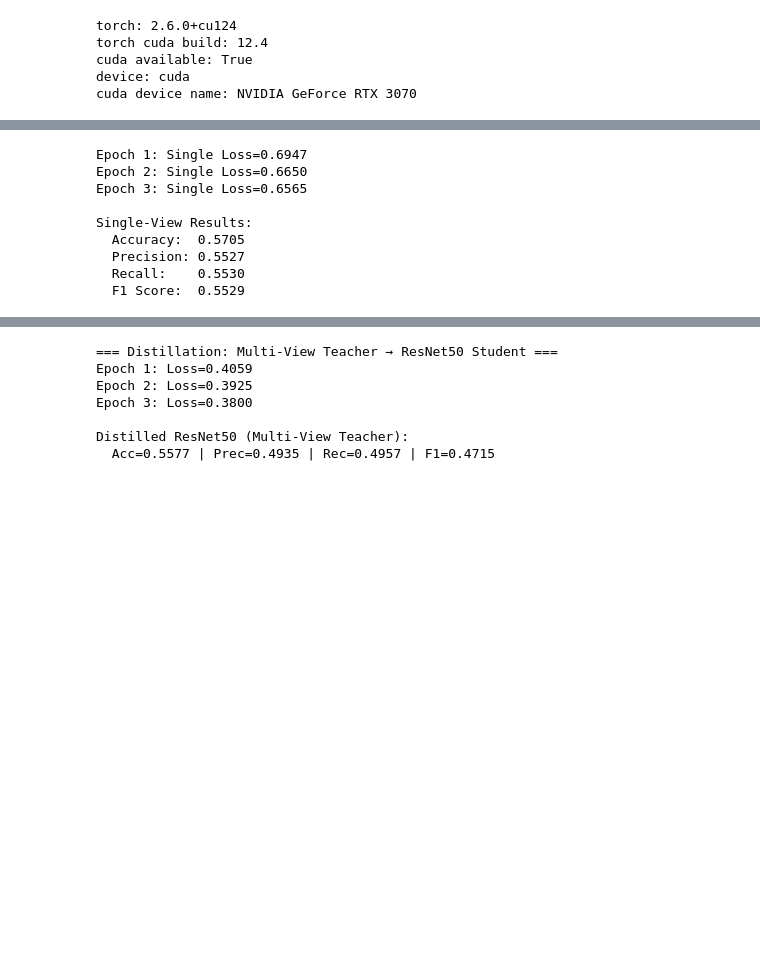
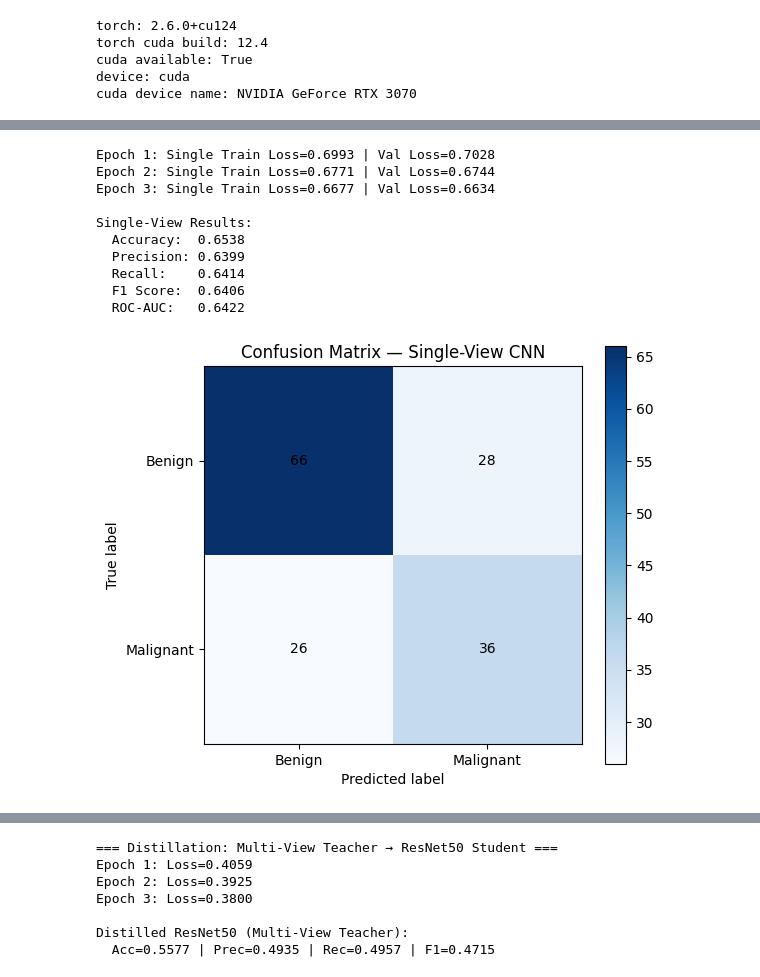
Before and after one commit to Mesterlol101/SIM-UOL, a Jupyter notebook: Y3S2/FYP/MultiView_Breast_Cancer.ipynb, the cells around one changed output, grey strips where cells are left out. Saved outputs shown, nothing was run; the diff lists cells and outputs as text; code cells hidden in the pictures; blank space fills up the shorter version.

```diff
--- a/Y3S2/FYP/MultiView_Breast_Cancer.ipynb
+++ b/Y3S2/FYP/MultiView_Breast_Cancer.ipynb
@@ -183,19 +227,19 @@ def train_single(loader):
         total_loss += loss.item()
     return total_loss / len(loader)
 
-def evaluate_single(loader):
+def val_loss_single(loader):
     single_model.eval()
-    preds, labels = [], []
+    total_loss = 0.0
     with torch.no_grad():
         for cc, mlo, y in loader:
-            pred = torch.argmax(single_model(cc.to(device)), 1).cpu().numpy()
-            preds.extend(pred)
-            labels.extend(y.numpy())
-    acc  = accuracy_score(labels, preds)
-    prec = precision_score(labels, preds, average='macro', zero_division=0)
-    rec  = recall_score(labels, preds, average='macro', zero_division=0)
-    f1   = f1_score(labels, preds, average='macro', zero_division=0)
-    return acc, prec, rec, f1
+            cc, y = cc.to(device), y.to(device)
+            loss = criterion(single_model(cc), y)
+            total_loss += loss.item()
+    return total_loss / len(loader)
+
+def evaluate_single(loader):
+    labels, preds, probs = collect_single_view(loader, single_model, view='cc')
+    return metrics_from_scores(labels, preds, probs)
 # %%
 # Multi-View DenseNet121 Model
 class MultiViewCNN(nn.Module):
@@ -253,29 +324,53 @@ def evaluate(loader):
 # %%
 EPOCHS = 3
 scheduler = torch.optim.lr_scheduler.CosineAnnealingLR(optimizer_single, T_max=EPOCHS)
 
 single_losses = []
+single_val_losses = []
 for e in range(EPOCHS):
     single_loss = train_single(train_loader)
+    single_val_loss = val_loss_single(val_loader)
     single_losses.append(single_loss)
+    single_val_losses.append(single_val_loss)
     scheduler.step()
-    print(f'Epoch {e+1}: Single Loss={single_loss:.4f}')
+    print(f'Epoch {e+1}: Single Train Loss={single_loss:.4f} | Val Loss={single_val_loss:.4f}')
 
-acc, prec, rec, f1 = evaluate_single(test_loader)
+labels_sv, preds_sv, probs_sv = collect_single_view(test_loader, single_model, view='cc')
+acc, prec, rec, f1, auc = metrics_from_scores(labels_sv, preds_sv, probs_sv)
 print(f"\nSingle-View Results:")
 print(f"  Accuracy:  {acc:.4f}")
 print(f"  Precision: {prec:.4f}")
 print(f"  Recall:    {rec:.4f}")
 print(f"  F1 Score:  {f1:.4f}")
+print(f"  ROC-AUC:   {auc:.4f}")
+
+cm_sv = confusion_matrix(labels_sv, preds_sv)
+fig, ax = plt.subplots(figsize=(6, 5))
+im = ax.imshow(cm_sv, cmap='Blues')
+for i in range(cm_sv.shape[0]):
+    for j in range(cm_sv.shape[1]):
+        ax.text(j, i, cm_sv[i, j], ha='center', va='center', color='black')
+ax.set_xticks([0, 1])
+ax.set_xticklabels(['Benign', 'Malignant'])
+ax.set_yticks([0, 1])
+ax.set_yticklabels(['Benign', 'Malignant'])
+ax.set_xlabel('Predicted label')
+ax.set_ylabel('True label')
+ax.set_title('Confusion Matrix — Single-View CNN')
+fig.colorbar(im, ax=ax)
+plt.tight_layout()
+plt.show()
 # %% [output]
-Epoch 1: Single Loss=0.6947
-Epoch 2: Single Loss=0.6650
-Epoch 3: Single Loss=0.6565
+Epoch 1: Single Train Loss=0.6993 | Val Loss=0.7028
+Epoch 2: Single Train Loss=0.6771 | Val Loss=0.6744
+Epoch 3: Single Train Loss=0.6677 | Val Loss=0.6634
 
 Single-View Results:
-  Accuracy:  0.5705
-  Precision: 0.5527
-  Recall:    0.5530
-  F1 Score:  0.5529
+  Accuracy:  0.6538
+  Precision: 0.6399
+  Recall:    0.6414
+  F1 Score:  0.6406
+  ROC-AUC:   0.6422
+[figure, added]
 # %%
 multi_losses = []
```
Also changed, not shown: parts of 15 cells of this notebook, 1 other file.
